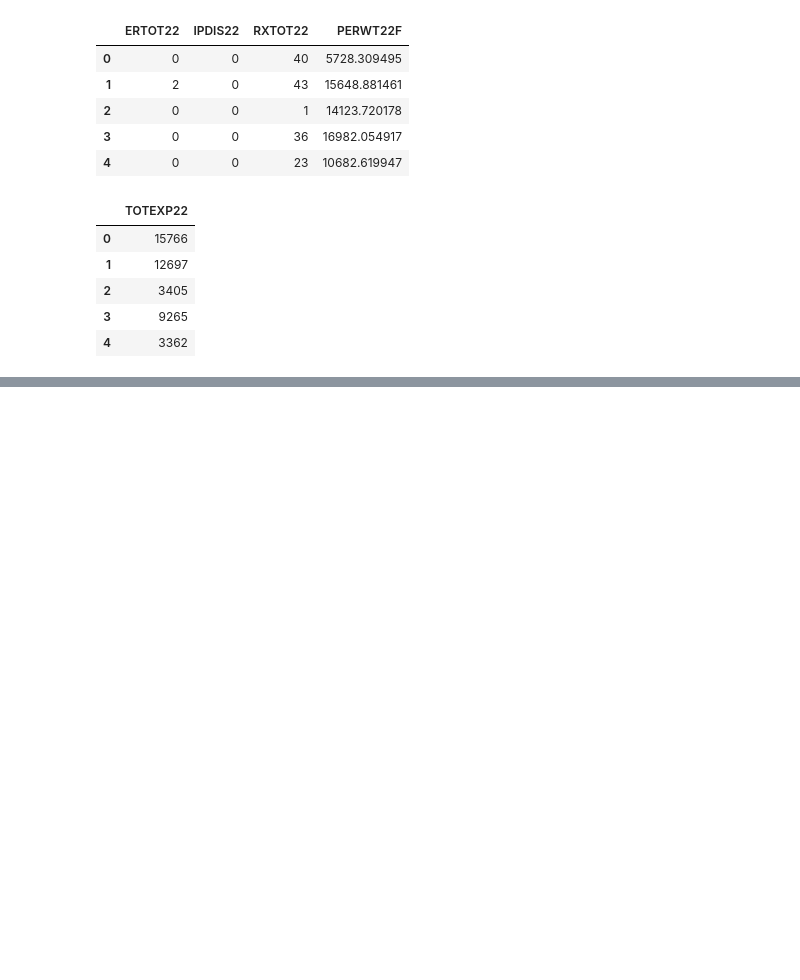
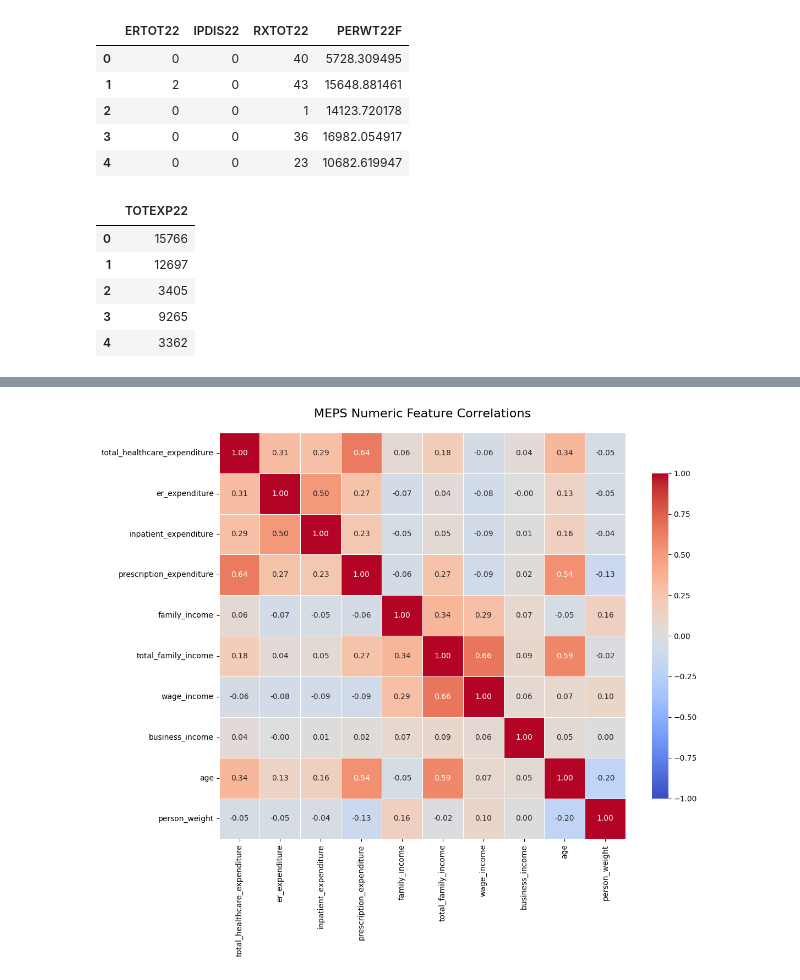
Before and after one commit to CL3364/health-insurance-risk-modeling-with-MEPS, a Jupyter notebook: notebooks/00_analysis_model.ipynb, the cells around one changed output, grey strips where cells are left out. Cells and saved outputs as stored; diff of their text form; code cells hidden in the pictures; blank space fills up the shorter version.

```diff
--- a/notebooks/00_analysis_model.ipynb
+++ b/notebooks/00_analysis_model.ipynb
@@ -328,0 +344,61 @@ else:
+# %%
+# Hardcoded correlation heatmap for numeric MEPS features
+
+# Clean missing values for all features
+total_healthcare_expenditure_clean = clean_meps_missing(meps["total_healthcare_expenditure"])
+er_expenditure_clean = clean_meps_missing(meps["er_expenditure"])
+inpatient_expenditure_clean = clean_meps_missing(meps["inpatient_expenditure"])
+prescription_expenditure_clean = clean_meps_missing(meps["prescription_expenditure"])
+family_income_clean = clean_meps_missing(meps["family_income"])
+total_family_income_clean = clean_meps_missing(meps["total_family_income"])
+wage_income_clean = clean_meps_missing(meps["wage_income"])
+business_income_clean = clean_meps_missing(meps["business_income"])
+age_clean = clean_meps_missing(meps["age"])
+person_weight_clean = clean_meps_missing(meps["person_weight"])
+
+# Apply transformations
+total_healthcare_expenditure_log1p = log1p_transform(total_healthcare_expenditure_clean)
+er_expenditure_log1p = log1p_transform(er_expenditure_clean)
+inpatient_expenditure_log1p = log1p_transform(inpatient_expenditure_clean)
+prescription_expenditure_log1p = log1p_transform(prescription_expenditure_clean)
+family_income_signed_log1p = signed_log1p_transform(family_income_clean)
+total_family_income_signed_log1p = signed_log1p_transform(total_family_income_clean)
+wage_income_signed_log1p = signed_log1p_transform(wage_income_clean)
+business_income_signed_log1p = signed_log1p_transform(business_income_clean)
+
+# Create correlation dataframe
+corr_df = pd.DataFrame({
+    "total_healthcare_expenditure": total_healthcare_expenditure_log1p,
+    "er_expenditure": er_expenditure_log1p,
+    "inpatient_expenditure": inpatient_expenditure_log1p,
+    "prescription_expenditure": prescription_expenditure_log1p,
+    "family_income": family_income_signed_log1p,
+    "total_family_income": total_family_income_signed_log1p,
+    "wage_income": wage_income_signed_log1p,
+    "business_income": business_income_signed_log1p,
+    "age": age_clean,
+    "person_weight": person_weight_clean
+})
+
+# Compute correlation matrix
+correlation_matrix = corr_df.corr()
+
+# Create heatmap
+plt.figure(figsize=(12, 10))
+sns.heatmap(
+    correlation_matrix,
+    annot=True,
+    fmt=".2f",
+    cmap="coolwarm",
+    center=0,
+    vmin=-1,
+    vmax=1,
+    square=True,
+    linewidths=0.5,
+    cbar_kws={"shrink": 0.8}
+)
+plt.title("MEPS Numeric Feature Correlations", fontsize=16, pad=20)
+plt.tight_layout()
+plt.show()
+# %% [output]
+[figure, added]
```
Also changed, not shown: parts of 2 cells of this notebook.
